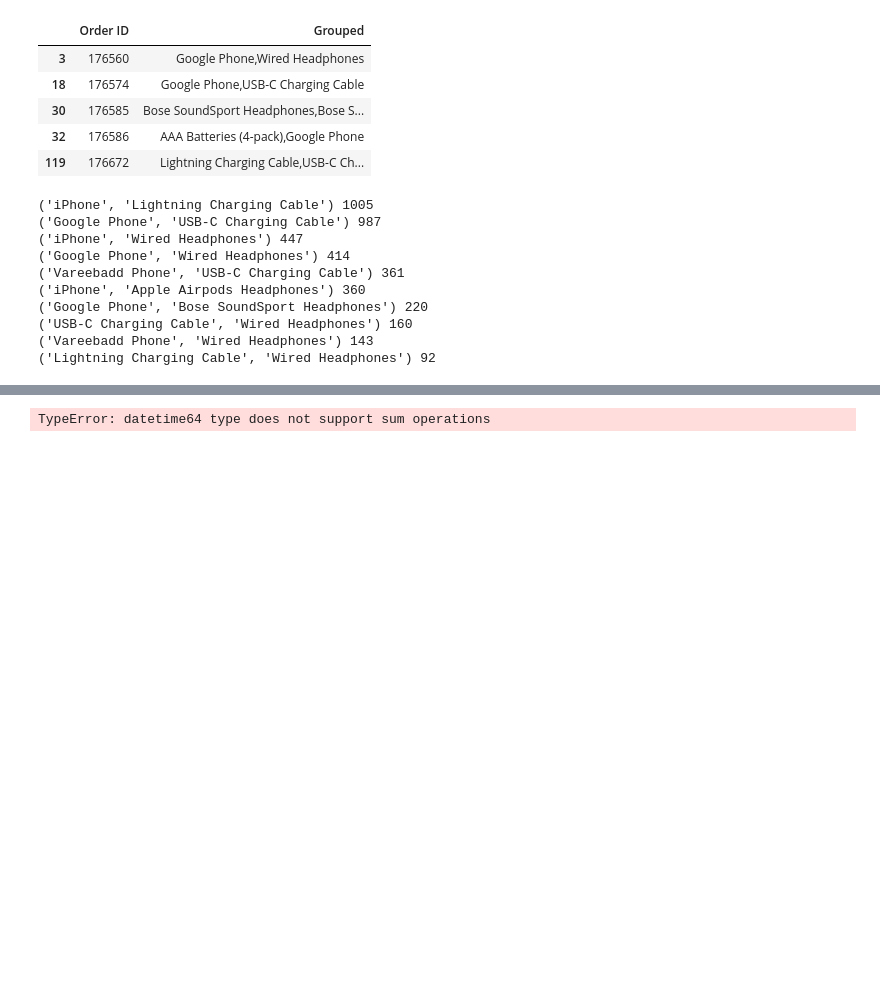
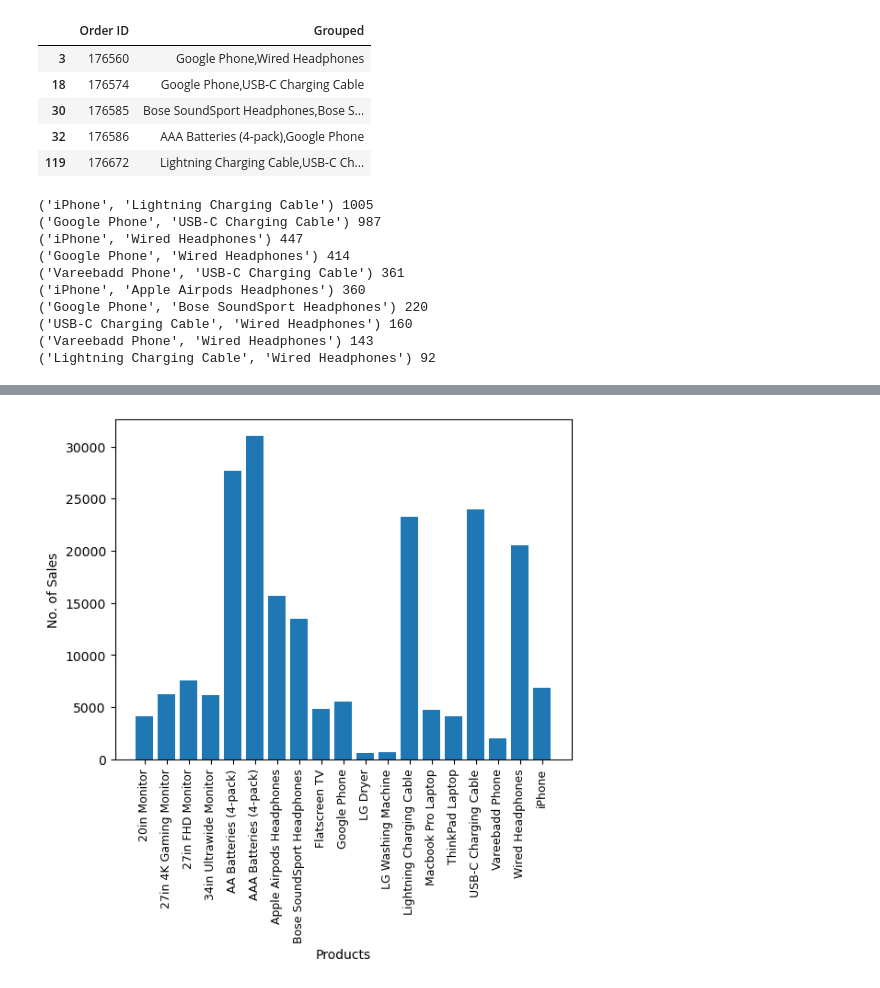
Before and after one commit to gogoicode/DataSc-Sales_-, a Jupyter notebook: DA_Sales.ipynb, the cells around one changed output, grey strips where cells are left out. Cells and saved outputs as stored; diff of their text form; code cells hidden in the pictures; blank space fills up the shorter version.

```diff
--- a/DA_Sales.ipynb
+++ b/DA_Sales.ipynb
@@ -234,16 +234,17 @@ all_months_data.head()
 | 4 | 176560 | Wired Headphones | 1 | 11.99 | 2019-04-12 14:38:00 | 669 Spruce St, Los Angeles, CA 90001 | 4 | 11.99 | ... |
 | 5 | 176561 | Wired Headphones | 1 | 11.99 | 2019-04-30 09:27:00 | 333 8th St, Los Angeles, CA 90001 | 4 | 11.99 | ... |
 # %%
-product_grp = pd.to_numeric(all_months_data.groupby('Product'))
-Qty_ordered = product_grp.sum()['Quantity Ordered']
+
+product_grp = all_months_data.groupby('Product')
+Qty_ordered = product_grp['Quantity Ordered'].sum()
 
 
 Products = [Products for Products, df in product_grp]
 
 plt.bar(Products, Qty_ordered)
-plt.xticks(Products, rotation='vertical', size=5 )
+plt.xticks(Products, rotation='vertical', size=9 )
 plt.xlabel('Products')
 plt.ylabel('No. of Sales')
 plt.show()
 # %% [output]
-TypeError: datetime64 type does not support sum operations
+[figure, added]
```
Also changed, not shown: parts of 1 cell of this notebook.
